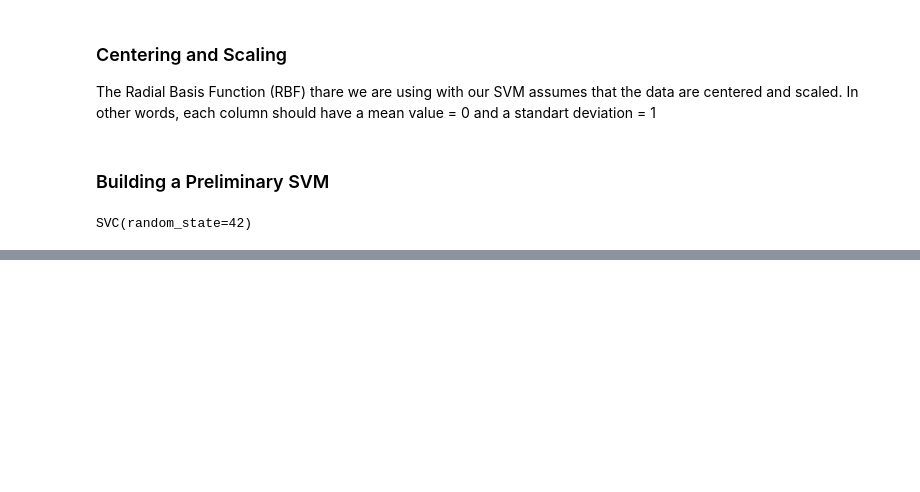
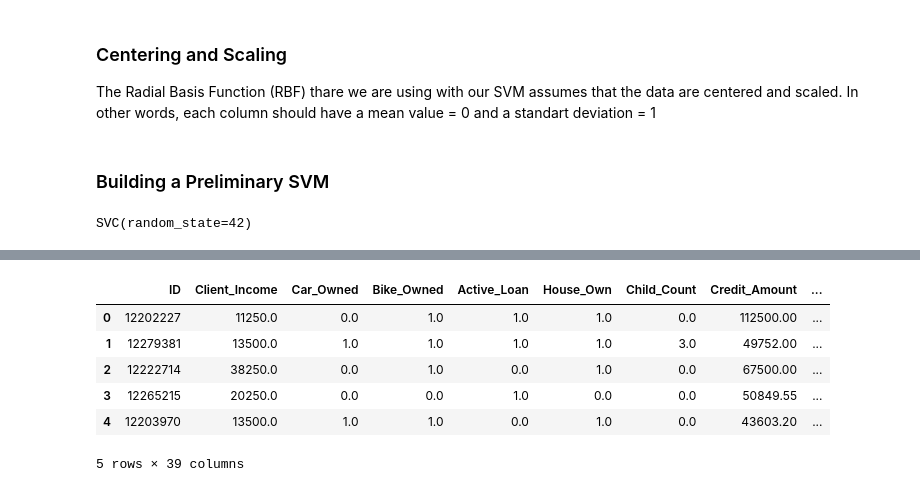
Before and after one commit to nandomachado98/svm, a Jupyter notebook: svm.ipynb, the cells around one changed output, grey strips where cells are left out. Cells and saved outputs as stored; diff of their text form; code cells hidden in the pictures; blank space fills up the shorter version.

```diff
--- a/svm.ipynb
+++ b/svm.ipynb
@@ -228,0 +246,51 @@ plot_confusion_matrix(clf_svm,
+# %%
+#let's create another dataframe in wich the values will be numeric
+
+df_test['Client_Income'] = pd.to_numeric(df_test['Client_Income'], errors='coerce')
+df_test['Credit_Amount'] = pd.to_numeric(df_test['Credit_Amount'], errors='coerce')
+df_test['Loan_Annuity'] = pd.to_numeric(df_test['Loan_Annuity'], errors='coerce')
+df_test['Loan_Annuity'] = pd.to_numeric(df_test['Loan_Annuity'], errors='coerce')
+df_test['Population_Region_Relative'] = pd.to_numeric(df_test['Population_Region_Relative'], errors='coerce')
+df_test['Age_Days'] = pd.to_numeric(df_test['Age_Days'], errors='coerce')
+df_test['Employed_Days'] = pd.to_numeric(df_test['Employed_Days'], errors='coerce')
+df_test['Registration_Days'] = pd.to_numeric(df_test['Registration_Days'], errors='coerce')
+df_test['ID_Days'] = pd.to_numeric(df_test['ID_Days'], errors='coerce')
+df_test['Score_Source_3'] = pd.to_numeric(df_test['Score_Source_3'], errors='coerce')
+df_test['Score_Source_2'] = pd.to_numeric(df_test['Score_Source_2'], errors='coerce')
+
+df_test['Score_Source_2'] = df_test['Score_Source_2'].replace(['#'], [0])
+df_test['Accompany_Client'] = df_test['Accompany_Client'].replace(['Alone', 'Relative', 'Others', 'Kids', 'Partner', '##', 'Group'], [1,2,3,4,5,6,7])
+df_test['Client_Income_Type'] = df_test['Client_Income_Type'].replace(['Commercial', 'Service', 'Retired', 'Govt Job', 'Student', 'Unemployed',
+ 'Maternity leave', 'Businessman'], [1,2,3,4,5,6,7,8])
+df_test['Client_Education'] = df_test['Client_Education'].replace(['Secondary', 'Graduation', 'Graduation dropout', 'Junior secondary','junior secondary', 'Post Grad'], [1,2,3,4,4,5])
+df_test['Client_Marital_Status'] = df_test['Client_Marital_Status'].replace(['M', 'W', 'S', 'D','Unknown'], [1,2,3,4,0])
+df_test['Client_Gender'] = df_test['Client_Gender'].replace(['Male', 'Female' , 'XNA'], [1,2,3])
+df_test['Loan_Contract_Type'] = df_test['Loan_Contract_Type'].replace(['CL', 'RL'], [1,2])
+df_test['Client_Housing_Type'] = df_test['Client_Housing_Type'].replace(['Home', 'Family', 'Office' ,'Municipal' , 'Rental', 'Shared'], [1,2,3,4,5,6])
+df_test['Client_Occupation'] = df_test['Client_Occupation'].replace(['Sales', 'Realty agents', 'Laborers', 'Core', 'Drivers', 'Managers',
+ 'Accountants', 'High skill tech', 'Cleaning', 'HR', 'Waiters/barmen', 'Low-skill Laborers', 'Medicine', 'Cooking', 'Private service', 'Security', 'IT', 'Secretaries'], [1,2,3,4,5,6,7,8,9,10,11,12,13,14,15,16,17,18])
+df_test['Client_Permanent_Match_Tag'] = df_test['Client_Permanent_Match_Tag'].replace(['Yes', 'No'], [1,2])
+df_test['Client_Contact_Work_Tag'] = df_test['Client_Contact_Work_Tag'].replace(['Yes', 'No'], [1,2])
+df_test['Type_Organization'] = df_test['Type_Organization'].replace(['Self-employed', 'Government', 'XNA', 'Business Entity Type 3', 'Other' , 'Industry: type 3' ,'Business Entity Type 2' ,'Business Entity Type 1',
+ 'Transport: type 4' ,'Construction', 'Kindergarten', 'Trade: type 3',
+ 'Industry: type 2' ,'Trade: type 7' ,'Trade: type 2' ,'Agriculture',
+ 'Military', 'Medicine' ,'Housing', 'Industry: type 1', 'Industry: type 11',
+ 'Bank', 'School' ,'Industry: type 9' ,'Postal', 'University',
+ 'Transport: type 2', 'Restaurant', 'Electricity' ,'Police',
+ 'Industry: type 4', 'Security Ministries' ,'Services' ,'Transport: type 3',
+ 'Mobile', 'Hotel', 'Security' ,'Industry: type 7', 'Advertising', 'Cleaning',
+ 'Realtor' ,'Trade: type 6', 'Culture', 'Industry: type 5', 'Telecom',
+ 'Trade: type 1', 'Industry: type 12', 'Industry: type 8', 'Insurance',
+ 'Emergency', 'Legal Services', 'Industry: type 10', 'Trade: type 4',
+ 'Industry: type 6' ,'Transport: type 1', 'Industry: type 13', 'Religion',
+ 'Trade: type 5'], [1,2,3,4,5,6,7,8,9,10,11,12,13,14,15,16,17,18,19,20,21,22,23,24,25,26,27,28,29,30,31,32,33,34,35,36,37,38,39,40,41,42,43,44,45,46,47,48,49,50,51,52,53,54,55,56,57,58])
+# %%
+df_test.head()
+# %% [output]
+|  | ID | Client_Income | Car_Owned | Bike_Owned | Active_Loan | House_Own | Child_Count | Credit_Amount | ... |
+| 0 | 12202227 | 11250.0 | 0.0 | 1.0 | 1.0 | 1.0 | 0.0 | 112500.00 | ... |
+| 1 | 12279381 | 13500.0 | 1.0 | 1.0 | 1.0 | 1.0 | 3.0 | 49752.00 | ... |
+| 2 | 12222714 | 38250.0 | 0.0 | 1.0 | 0.0 | 1.0 | 0.0 | 67500.00 | ... |
+| 3 | 12265215 | 20250.0 | 0.0 | 0.0 | 1.0 | 0.0 | 0.0 | 50849.55 | ... |
+| 4 | 12203970 | 13500.0 | 1.0 | 1.0 | 0.0 | 1.0 | 0.0 | 43603.20 | ... |
+5 rows × 39 columns
```
Also changed, not shown: parts of 12 cells of this notebook, 2 other files.
